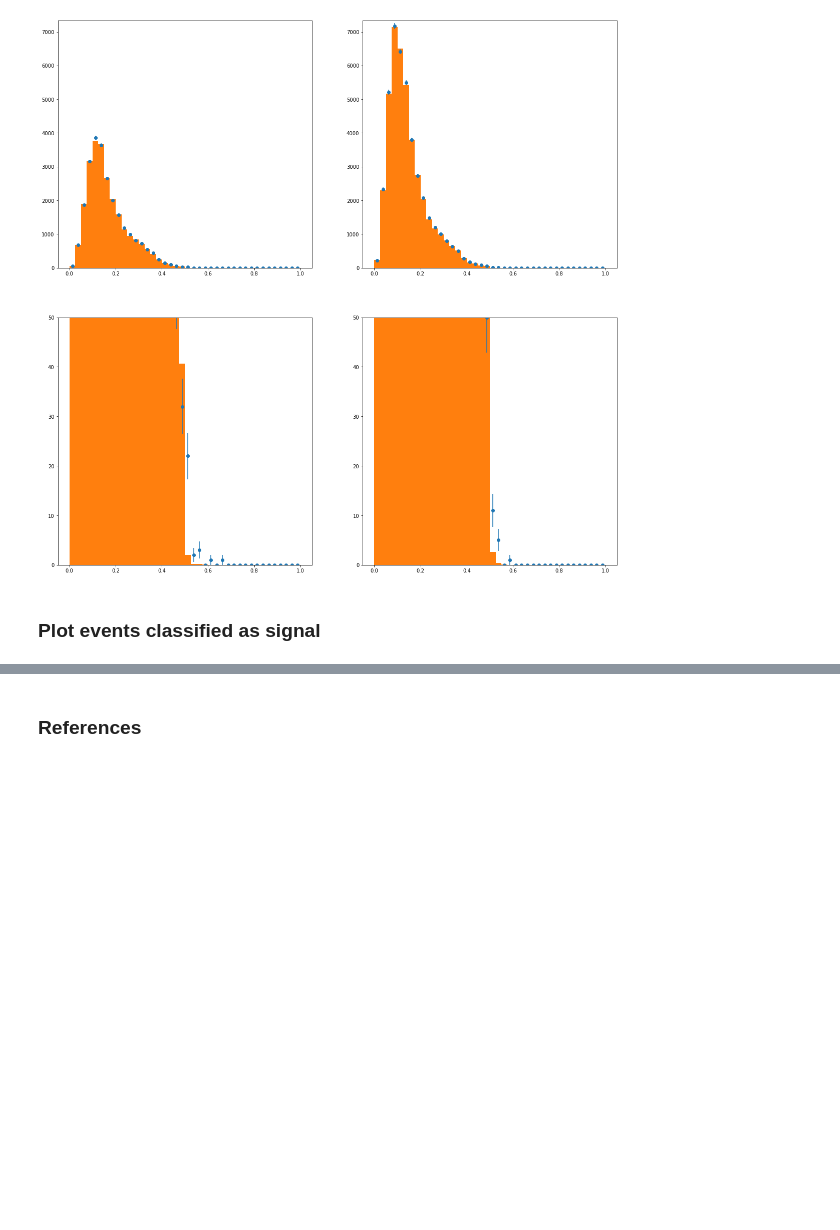
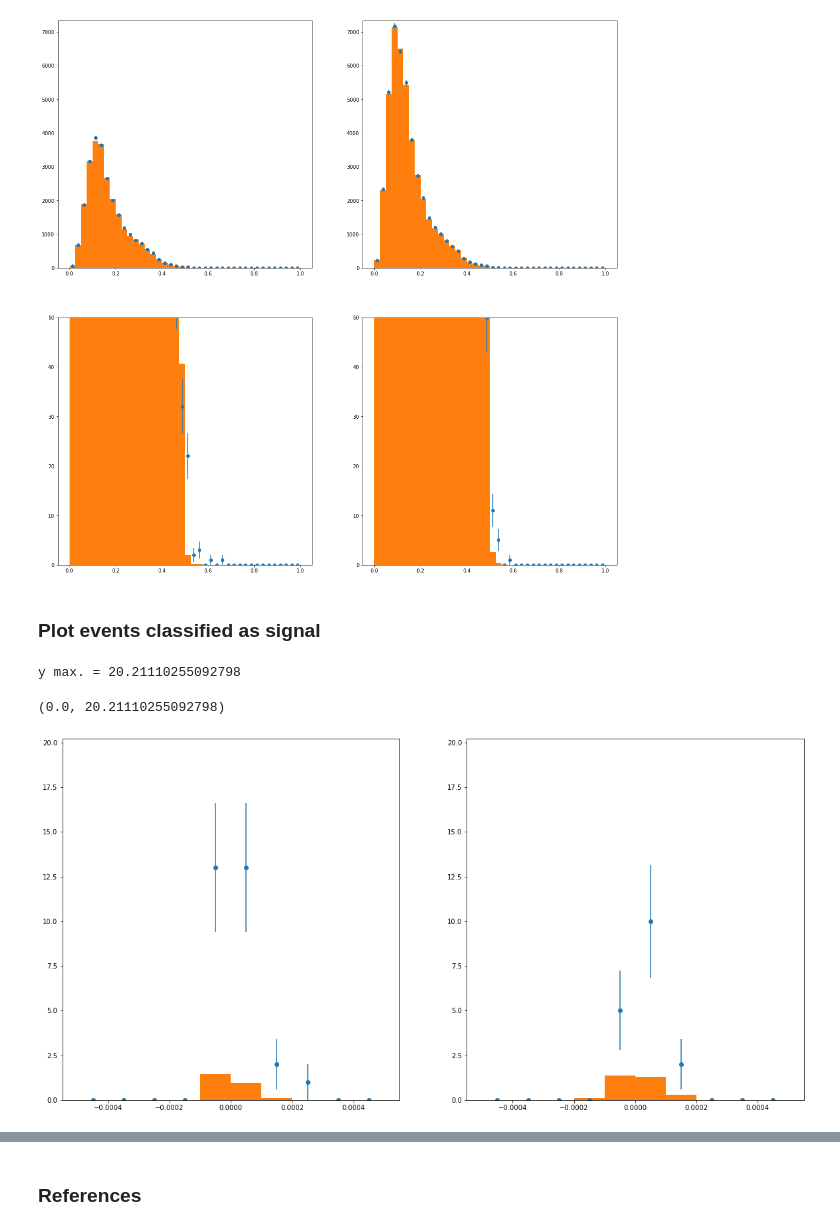
Before and after one commit to antoniovilela/pps-dilepton-analysis-notebook, a Jupyter notebook: Classification-Training.ipynb, the cells around one changed output, grey strips where cells are left out. Cells and saved outputs as stored; diff of their text form; code cells hidden in the pictures; blank space fills up the shorter version.

```diff
--- a/Classification-Training.ipynb
+++ b/Classification-Training.ipynb
@@ -932,8 +932,8 @@ range_ = (-0.0005,0.0005)
 #bins_ = 20
 #range_ = (0,20)
 
-#prob_cut_sel = prob_cut
-prob_cut_sel = 0.30
+prob_cut_sel = prob_cut
+#prob_cut_sel = 0.30
 
 #msk_data_1 = ( df_data[ "category" ] == 1 )
 #msk_data_2 = ( df_data[ "category" ] == 1 )
@@ -957,33 +957,37 @@ bin_centres_2 = ( bin_edges_2[:-1] + bin_edges_2[1:] ) / 2.
 axes[1].errorbar(bin_centres_2, counts_2, yerr=errors_2, fmt='o')
 
 idx_ymax_ = np.argmax( np.concatenate( [counts_1, counts_2] ) )
 y_max = np.concatenate( [counts_1, counts_2] )[idx_ymax_] + 2*np.concatenate( [errors_1, errors_2] )[idx_ymax_]
 print ( "y max. = {}".format(y_max) )
 
 #msk_bkg_pred_1 = ( df_bkg[ "category" ] == 1 )
 #msk_bkg_pred_2 = ( df_bkg[ "category" ] == 1 )
 msk_bkg_pred_1 = ( df_bkg[ "probability" ] >= prob_cut_sel )
 msk_bkg_pred_2 = ( df_bkg[ "probability" ] >= prob_cut_sel )
 if proton_selection == "SingleRP":
     msk_bkg_pred_1 = ( df_bkg[ "RPId1" ] == 23 ) & msk_bkg_pred_1
     msk_bkg_pred_2 = ( df_bkg[ "RPId1" ] == 123 ) & msk_bkg_pred_2
 elif proton_selection == "MultiRP":
     msk_bkg_pred_1 = ( df_bkg[ "Arm" ] == 0 ) & msk_bkg_pred_1
     msk_bkg_pred_2 = ( df_bkg[ "Arm" ] == 1 ) & msk_bkg_pred_2
 
 weights_1 = None
 if resample_factor > 1:
     weights_1 = np.full_like( df_bkg[ var_ ][ msk_bkg_pred_1 ], ( 1./resample_factor ) )
 
 weights_2 = None
 if resample_factor > 1:
     weights_2 = np.full_like( df_bkg[ var_ ][ msk_bkg_pred_2 ], ( 1./resample_factor ) )
 
 axes[0].hist( df_bkg[ var_ ][ msk_bkg_pred_1 ], bins=bins_, range=range_, weights=weights_1 )
 axes[1].hist( df_bkg[ var_ ][ msk_bkg_pred_2 ], bins=bins_, range=range_, weights=weights_2 )
 
 axes[0].set_ylim( top=y_max )
 axes[1].set_ylim( top=y_max )
+# %% [output]
+y max. = 20.21110255092798
+(0.0, 20.21110255092798)
+[figure, added]
 # %%
 fig, axes = plt.subplots( 1, 2, figsize=(20,10) )
 
```
Also changed, not shown: parts of 1 cell of this notebook.
